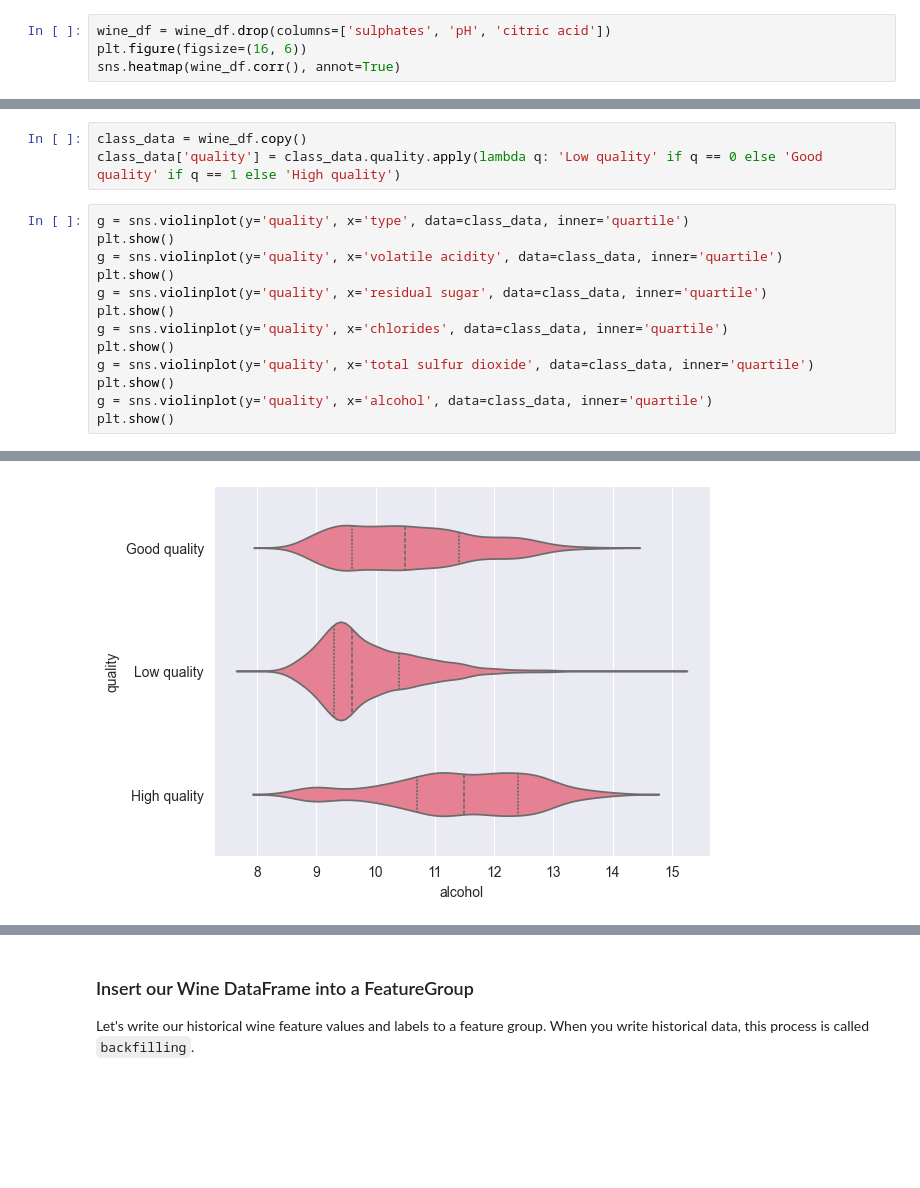
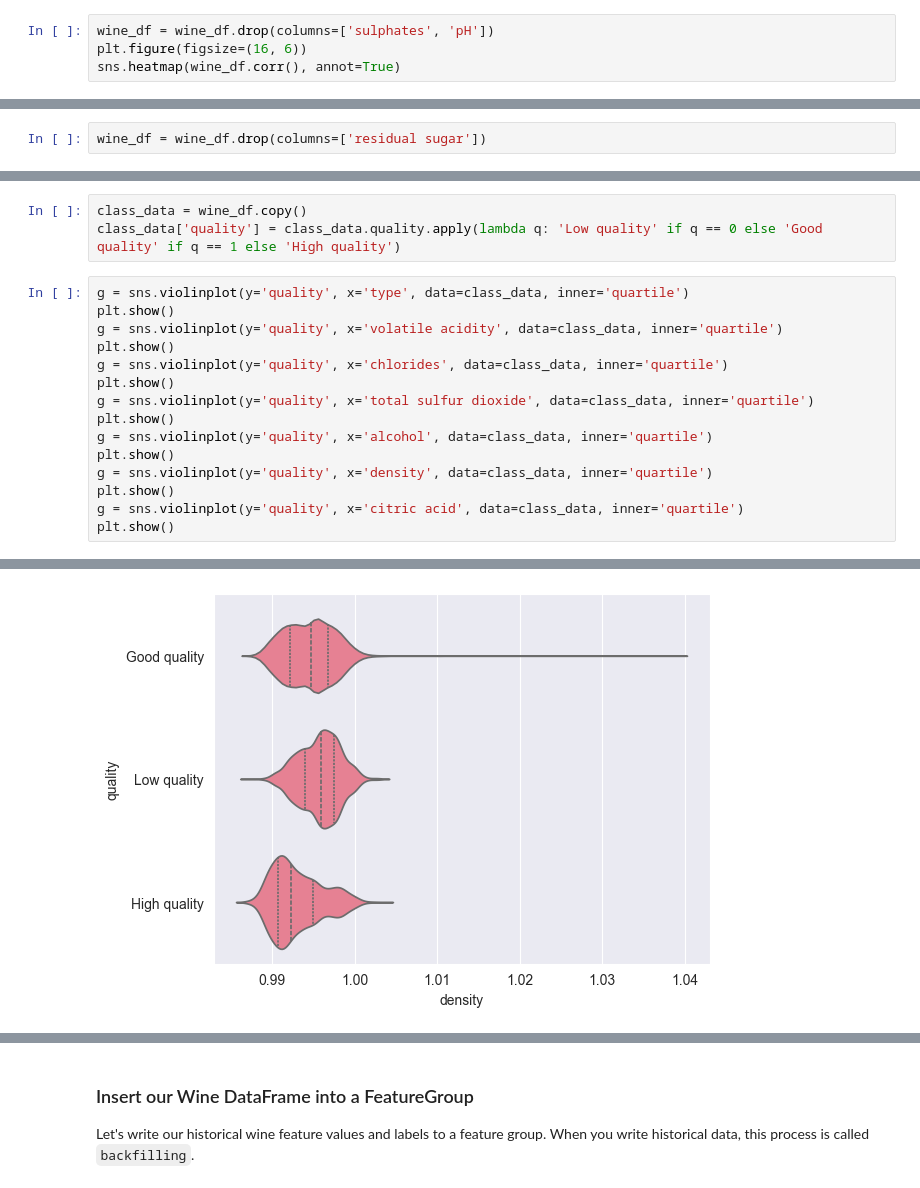
Before and after one commit to carlpersson1/ID2223_lab1, a Jupyter notebook: wine-eda-and-backfill-feature-group.ipynb, the cells around one changed output, grey strips where cells are left out. Drawn from its saved outputs; the diff is of its cells as text; blank space fills up the shorter version.

```diff
--- a/wine-eda-and-backfill-feature-group.ipynb
+++ b/wine-eda-and-backfill-feature-group.ipynb
@@ -138,7 +140,7 @@ Here we see that alcohol seems to be a especially predictive variable as it incr
 
 Next we will check if there's any drastic covariance.
 # %%
-wine_df = wine_df.drop(columns=['sulphates', 'pH', 'citric acid'])
+wine_df = wine_df.drop(columns=['sulphates', 'pH'])
 plt.figure(figsize=(16, 6))
 sns.heatmap(wine_df.corr(), annot=True)
 # %% [output]
@@ -156,3 +160,5 @@ plt.show()
+# %%
+wine_df = wine_df.drop(columns=['residual sugar'])
 # %% [markdown]
 ### Visualize range of values
 
@@ -165,8 +171,6 @@ class_data['quality'] = class_data.quality.apply(lambda q: 'Low quality' if q ==
 g = sns.violinplot(y='quality', x='type', data=class_data, inner='quartile')
 plt.show()
 g = sns.violinplot(y='quality', x='volatile acidity', data=class_data, inner='quartile')
-plt.show()
-g = sns.violinplot(y='quality', x='residual sugar', data=class_data, inner='quartile')
 plt.show()
 g = sns.violinplot(y='quality', x='chlorides', data=class_data, inner='quartile')
 plt.show()
@@ -174,6 +178,10 @@ g = sns.violinplot(y='quality', x='total sulfur dioxide', data=class_data, inner
 plt.show()
 g = sns.violinplot(y='quality', x='alcohol', data=class_data, inner='quartile')
 plt.show()
+g = sns.violinplot(y='quality', x='density', data=class_data, inner='quartile')
+plt.show()
+g = sns.violinplot(y='quality', x='citric acid', data=class_data, inner='quartile')
+plt.show()
 # %% [output]
 [figure]
 [figure]
@@ -183 +191 @@ plt.show()
-[figure, old version]
+[figure, new version]
```
Also changed, not shown: parts of 12 cells of this notebook, 7 other files.
